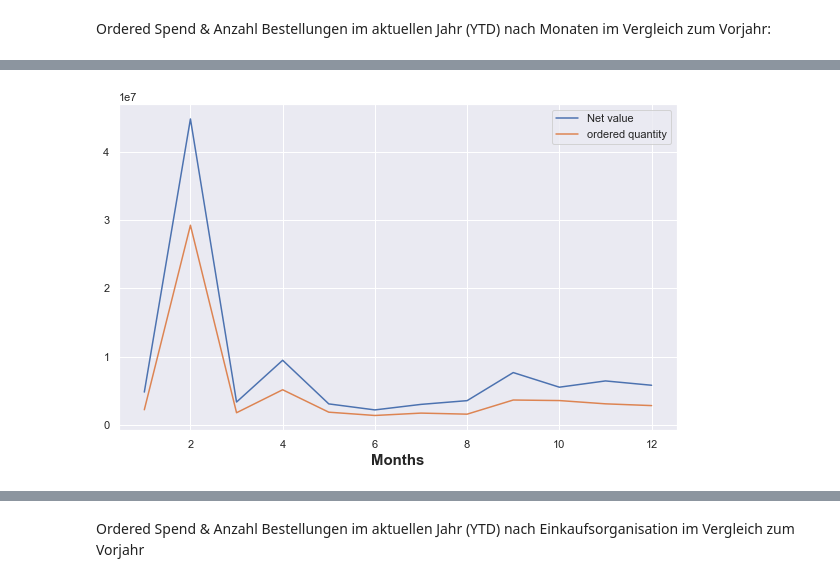
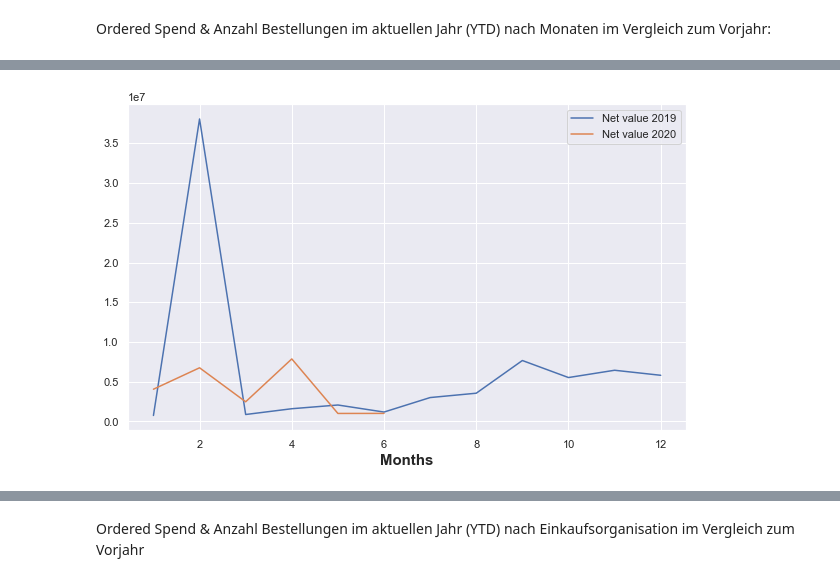
Before and after one commit to zabi-salehi/Data_Visualization, a Jupyter notebook: visualisation.ipynb, the cells around one changed output, grey strips where cells are left out. Saved outputs shown, nothing was run; the diff lists cells and outputs as text; code cells hidden in the pictures.

```diff
--- a/visualisation.ipynb
+++ b/visualisation.ipynb
@@ -109,2 +104,3 @@ im Vergleich zum Vorjahr:
 # %%
-sum_ordered_spend_and_number_orders_per_month = data.groupby(["Month"])[["Net Value", "ORDERED Quantity"]].sum().reset_index()
+sum_ordered_spend_and_number_orders_per_month_2020 = sum_ordered_spend_and_number_orders_per_month[sum_ordered_spend_and_number_orders_per_month["Year"] ==2020]
+sum_ordered_spend_and_number_orders_per_month_2020 = sum_ordered_spend_and_number_orders_per_month_2020.groupby(["Month"])[["Net Value", "ORDERED Quantity"]].sum().reset_index()
@@ -127,16 +107,20 @@ sum_ordered_spend_and_number_orders_per_month
 # %%
 #  data
-x_month = sum_ordered_spend_and_number_orders_per_month["Month"]
-y_netvalue =  sum_ordered_spend_and_number_orders_per_month["Net Value"]
-y_OrdQuantity =  sum_ordered_spend_and_number_orders_per_month["ORDERED Quantity"]
+x_month_2019 = sum_ordered_spend_and_number_orders_per_month_2019["Month"]
+x_month_2020 = sum_ordered_spend_and_number_orders_per_month_2020["Month"]
 
+y_netvalue_2019 =  sum_ordered_spend_and_number_orders_per_month_2019["Net Value"]
+y_OrdQuantity_2019 =  sum_ordered_spend_and_number_orders_per_month_2019["ORDERED Quantity"]
+
+y_netvalue_2020 = sum_ordered_spend_and_number_orders_per_month_2020["Net Value"]
+y_OrdQuantity_2020 = sum_ordered_spend_and_number_orders_per_month_2020["ORDERED Quantity"]
 
 # plot lines
-plt.plot(x_month, y_netvalue, label = "Net value")
-plt.plot(x_month, y_OrdQuantity, label = "ordered quantity")
+plt.plot(x_month_2019, y_netvalue_2019, label = "Net value 2019", )
+plt.plot(x_month_2020, y_netvalue_2020, label = "Net value 2020")
 plt.xlabel('Months', fontweight ='bold', fontsize = 15)
 
 plt.legend()
 plt.show()
 # %% [output]
-[figure, old version]
+[figure, new version]
```
Also changed, not shown: parts of 11 cells of this notebook.
